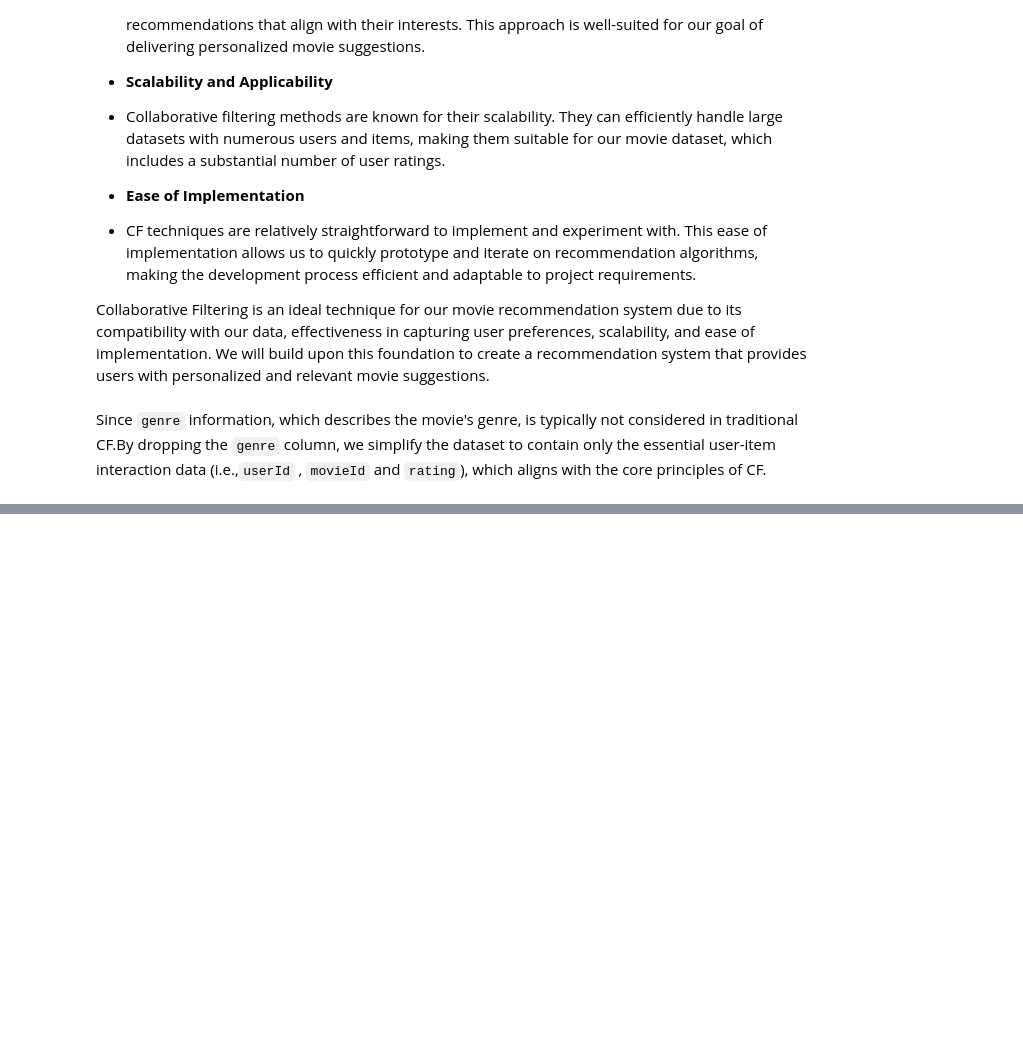
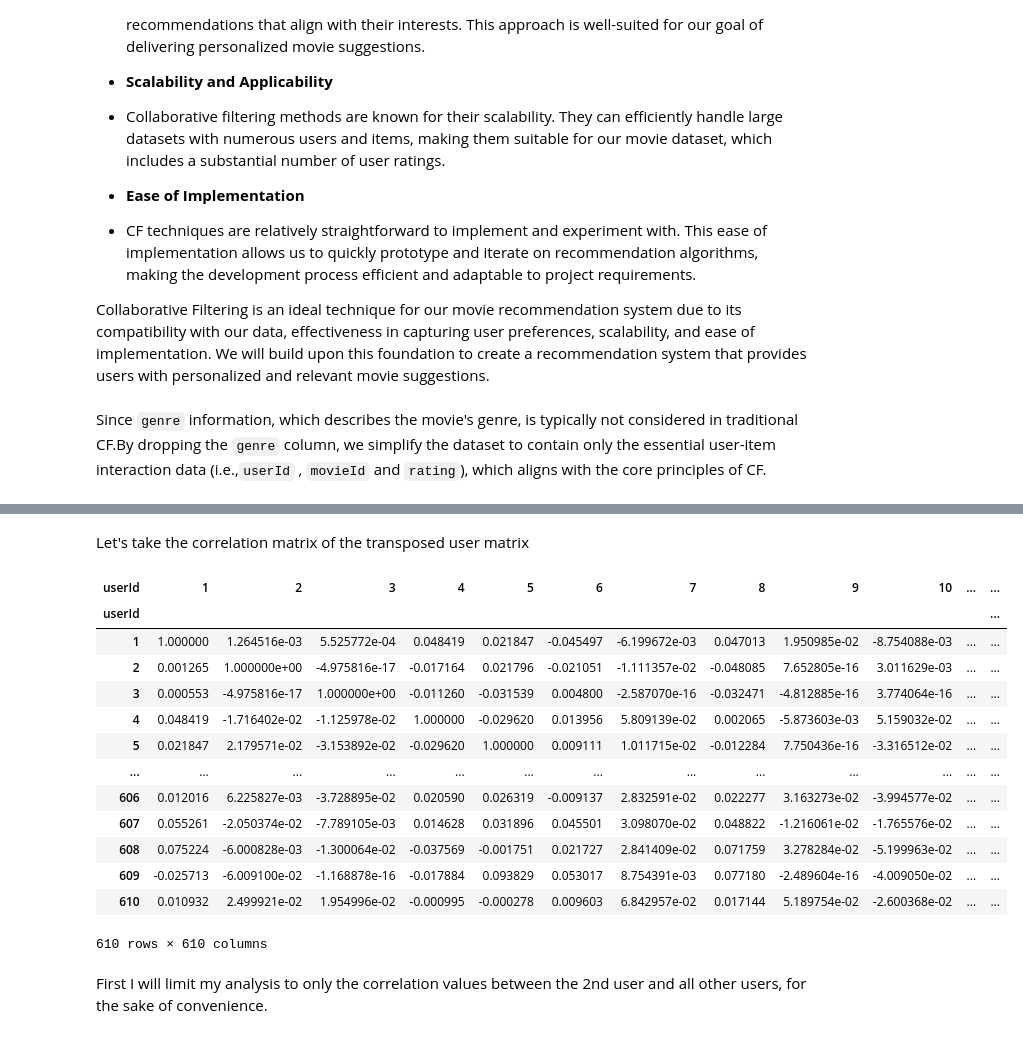
Before and after one commit to Dudimath/ScreenGenius-Smart-Movie-Suggestions, a Jupyter notebook: movie.ipynb, the cells around one changed output, grey strips where cells are left out. Drawn from its saved outputs; the diff is of its cells as text; code cells hidden in the pictures; blank space fills up the shorter version.

```diff
--- a/movie.ipynb
+++ b/movie.ipynb
@@ -658,0 +665,10 @@ Since `genre` information, which describes the movie's genre, is typically not c
+# %%
+# pivot table to transform the merged DataFrame into a user-item matrix
+pivot_matrix = merged_df.pivot_table(
+    index='userId',        # Rows will be indexed by 'userId'
+    columns='title',       # Columns will be indexed by 'title'
+    values='rating'        # The values in the matrix will be 'rating'
+)
+
+# print the first 10 rows of the `pivot_matrix`
+pivot_matrix.head(10)
@@ -658,0 +703,11 @@ Since `genre` information, which describes the movie's genre, is typically not c
+# %%
+#  create a copy user matrix
+user_matrix = pivot_matrix.copy()
+
+# Fill the NaN values in each row with the corresponding user's mean rating
+# allows us to calculate the Pearson correlation between users
+# For unrated movies, we assume the average rating of the user
+user_matrix = user_matrix.apply(lambda row: row.fillna(row.mean()), axis=1)
+
+# Print the first 5 rows of the updated user utility matrix
+user_matrix.head(5)
@@ -658,0 +723,19 @@ Since `genre` information, which describes the movie's genre, is typically not c
+# %% [markdown]
+Let's take the correlation matrix of the  transposed user matrix
+# %%
+user_matrix.T.corr()
+# %% [output]
+| userId | 1 | 2 | 3 | 4 | 5 | 6 | 7 | 8 | 9 | 10 | ... | ... |
+| userId |  |  |  |  |  |  |  |  |  |  |  | ... |
+| 1 | 1.000000 | 1.264516e-03 | 5.525772e-04 | 0.048419 | 0.021847 | -0.045497 | -6.199672e-03 | 0.047013 | 1.950985e-02 | -8.754088e-03 | ... | ... |
+| 2 | 0.001265 | 1.000000e+00 | -4.975816e-17 | -0.017164 | 0.021796 | -0.021051 | -1.111357e-02 | -0.048085 | 7.652805e-16 | 3.011629e-03 | ... | ... |
+| 3 | 0.000553 | -4.975816e-17 | 1.000000e+00 | -0.011260 | -0.031539 | 0.004800 | -2.587070e-16 | -0.032471 | -4.812885e-16 | 3.774064e-16 | ... | ... |
+| 4 | 0.048419 | -1.716402e-02 | -1.125978e-02 | 1.000000 | -0.029620 | 0.013956 | 5.809139e-02 | 0.002065 | -5.873603e-03 | 5.159032e-02 | ... | ... |
+| 5 | 0.021847 | 2.179571e-02 | -3.153892e-02 | -0.029620 | 1.000000 | 0.009111 | 1.011715e-02 | -0.012284 | 7.750436e-16 | -3.316512e-02 | ... | ... |
+| ... | ... | ... | ... | ... | ... | ... | ... | ... | ... | ... | ... | ... |
+| 606 | 0.012016 | 6.225827e-03 | -3.728895e-02 | 0.020590 | 0.026319 | -0.009137 | 2.832591e-02 | 0.022277 | 3.163273e-02 | -3.994577e-02 | ... | ... |
+| 607 | 0.055261 | -2.050374e-02 | -7.789105e-03 | 0.014628 | 0.031896 | 0.045501 | 3.098070e-02 | 0.048822 | -1.216061e-02 | -1.765576e-02 | ... | ... |
+| 608 | 0.075224 | -6.000828e-03 | -1.300064e-02 | -0.037569 | -0.001751 | 0.021727 | 2.841409e-02 | 0.071759 | 3.278284e-02 | -5.199963e-02 | ... | ... |
+| 609 | -0.025713 | -6.009100e-02 | -1.168878e-16 | -0.017884 | 0.093829 | 0.053017 | 8.754391e-03 | 0.077180 | -2.489604e-16 | -4.009050e-02 | ... | ... |
+| 610 | 0.010932 | 2.499921e-02 | 1.954996e-02 | -0.000995 | -0.000278 | 0.009603 | 6.842957e-02 | 0.017144 | 5.189754e-02 | -2.600368e-02 | ... | ... |
+610 rows × 610 columns
@@ -658,0 +747,2 @@ Since `genre` information, which describes the movie's genre, is typically not c
+# %% [markdown]
+First I will limit my analysis to only the correlation values between the 2nd user and all other users, for the sake of convenience.
```
Also changed, not shown: parts of 18 cells of this notebook.
